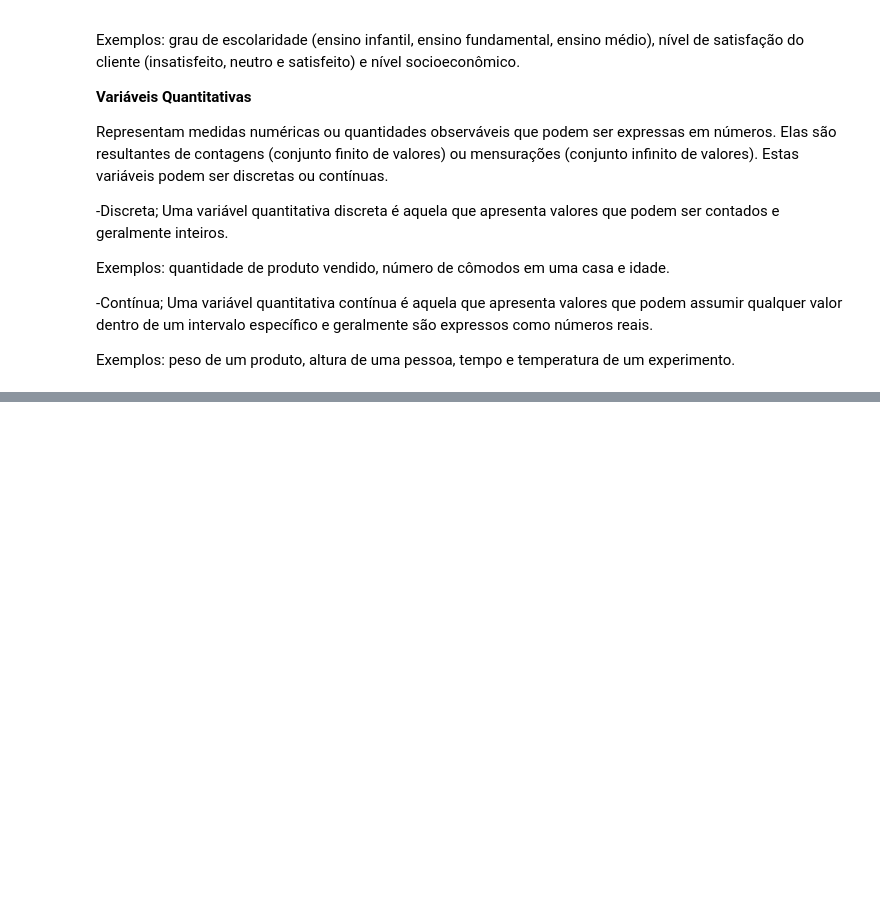
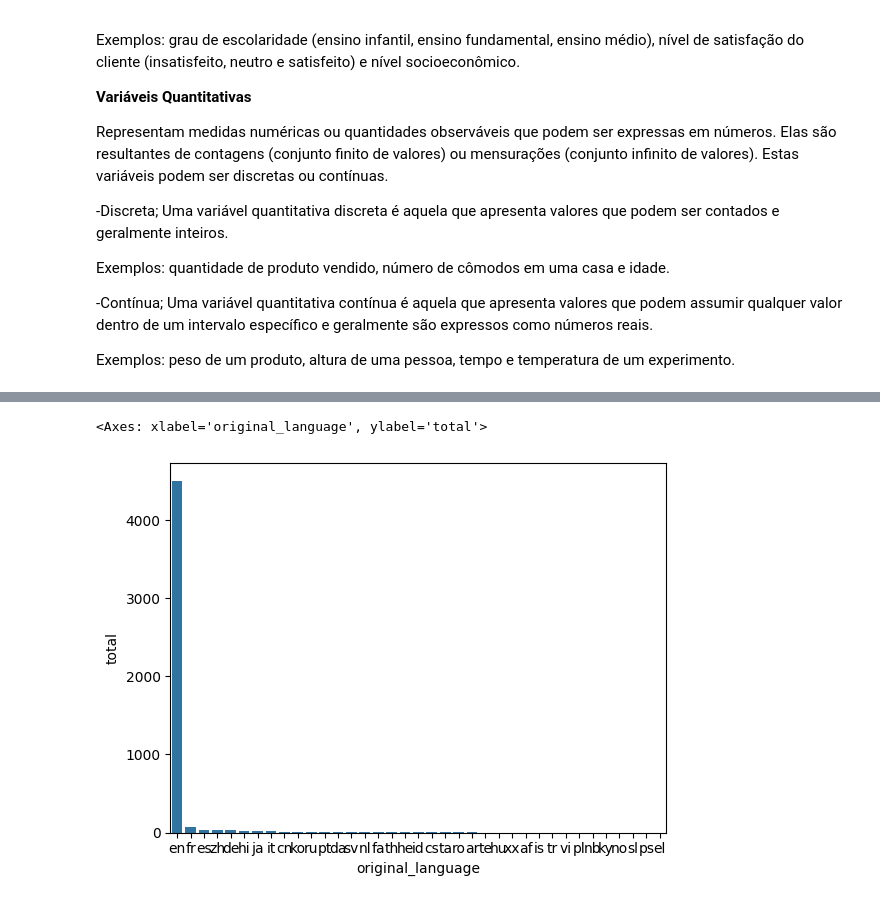
Before and after one commit to annaklaracss/data_science-, a Jupyter notebook: Explorando_a_base_do_TMDB.ipynb, the cells around one changed output, grey strips where cells are left out. Drawn from its saved outputs; the diff is of its cells as text; code cells hidden in the pictures; blank space fills up the shorter version.

```diff
--- a/Explorando_a_base_do_TMDB.ipynb
+++ b/Explorando_a_base_do_TMDB.ipynb
@@ -108,0 +179,5 @@ Exemplos: peso de um produto, altura de uma pessoa, tempo e temperatura de um ex
+# %%
+sns.barplot(data = contagem_de_lingua, x = 'original_language', y = 'total') #grafico de barra para a melhor visualização (em barra)
+# %% [output]
+<Axes: xlabel='original_language', ylabel='total'>
+[figure, added]
```
Also changed, not shown: parts of 7 cells of this notebook.
